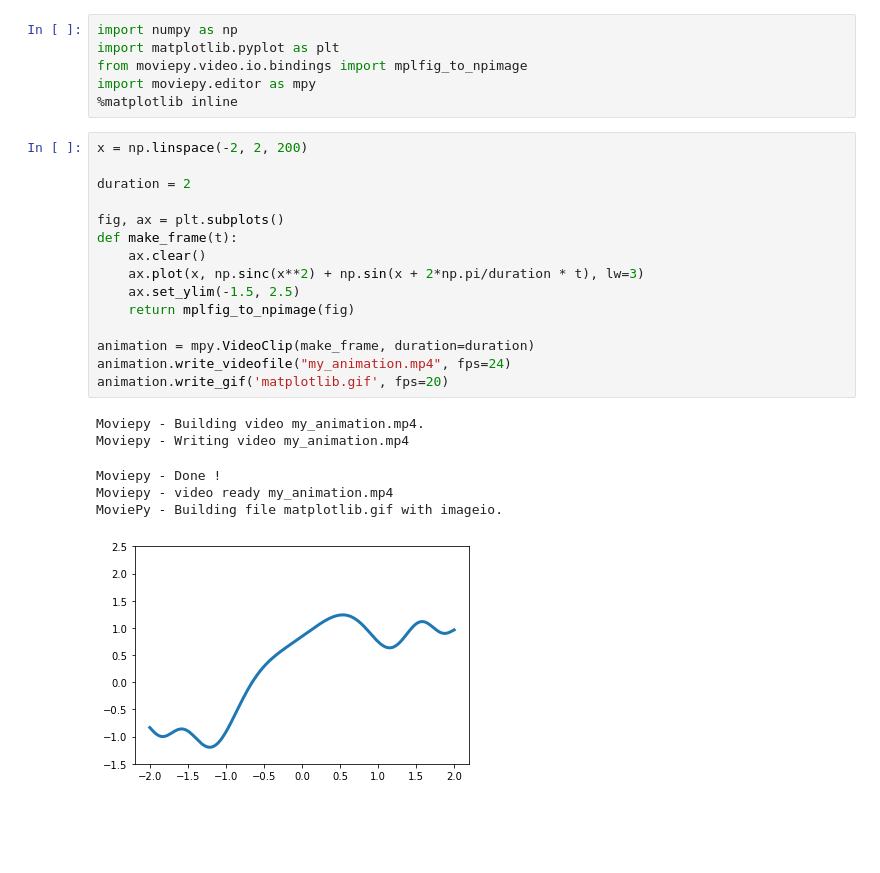
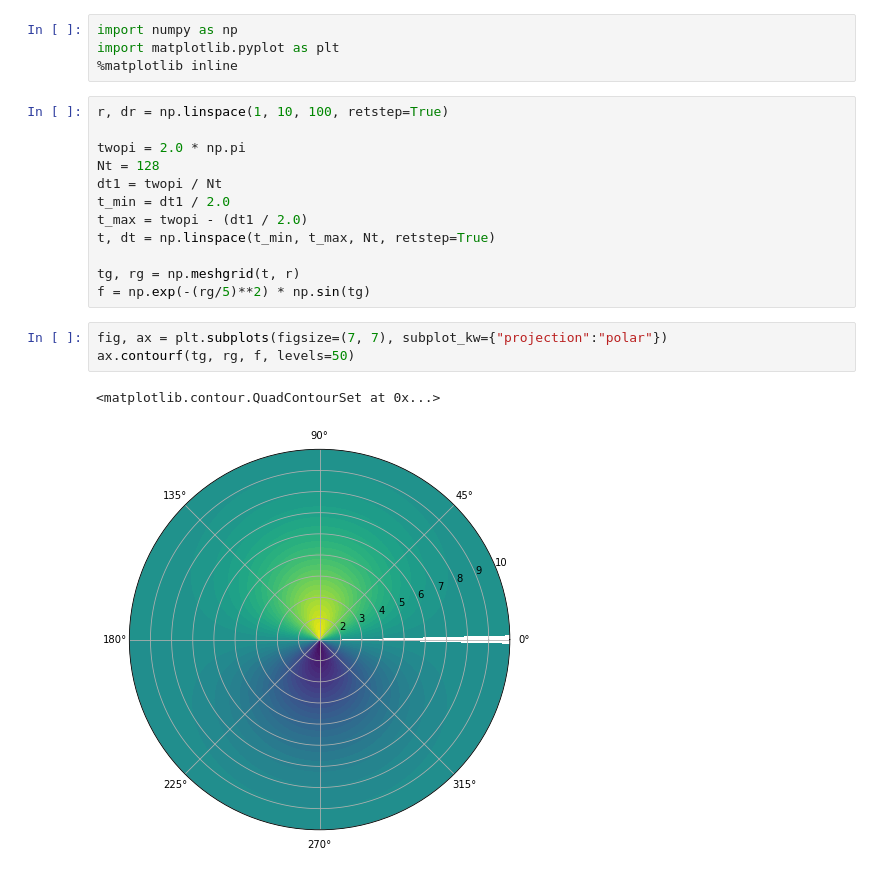
Before and after one commit to University-of-Reading-Space-Science/HUXt, a Jupyter notebook: code/anim_test.ipynb, the cells around one changed output. Saved outputs shown, nothing was run; the diff lists cells and outputs as text; blank space fills up the shorter version.

```diff
--- a/code/anim_test.ipynb
+++ b/code/anim_test.ipynb
@@ -1,28 +1,22 @@
 # %%
 import numpy as np
 import matplotlib.pyplot as plt
-from moviepy.video.io.bindings import mplfig_to_npimage
-import moviepy.editor as mpy
 %matplotlib inline
-# %%
-x = np.linspace(-2, 2, 200)
-
-duration = 2
-
-fig, ax = plt.subplots()
-def make_frame(t):
-    ax.clear()
-    ax.plot(x, np.sinc(x**2) + np.sin(x + 2*np.pi/duration * t), lw=3)
-    ax.set_ylim(-1.5, 2.5)
-    return mplfig_to_npimage(fig)
-
-animation = mpy.VideoClip(make_frame, duration=duration)
-animation.write_videofile("my_animation.mp4", fps=24)
-animation.write_gif('matplotlib.gif', fps=20)
-# %% [output]
-Moviepy - Building video my_animation.mp4.
-Moviepy - Writing video my_animation.mp4
-Moviepy - Done !
-Moviepy - video ready my_animation.mp4
-MoviePy - Building file matplotlib.gif with imageio.
-[figure, removed]
+# %%
+r, dr = np.linspace(1, 10, 100, retstep=True)
+
+twopi = 2.0 * np.pi
+Nt = 128
+dt1 = twopi / Nt
+t_min = dt1 / 2.0
+t_max = twopi - (dt1 / 2.0)
+t, dt = np.linspace(t_min, t_max, Nt, retstep=True)
+
+tg, rg = np.meshgrid(t, r)
+f = np.exp(-(rg/5)**2) * np.sin(tg)
+# %%
+fig, ax = plt.subplots(figsize=(7, 7), subplot_kw={"projection":"polar"})
+ax.contourf(tg, rg, f, levels=50)
+# %% [output]
+<matplotlib.contour.QuadContourSet at 0x...>
+[figure, added]
```
Also changed, not shown: parts of 1 cell of this notebook, 2 other files.
